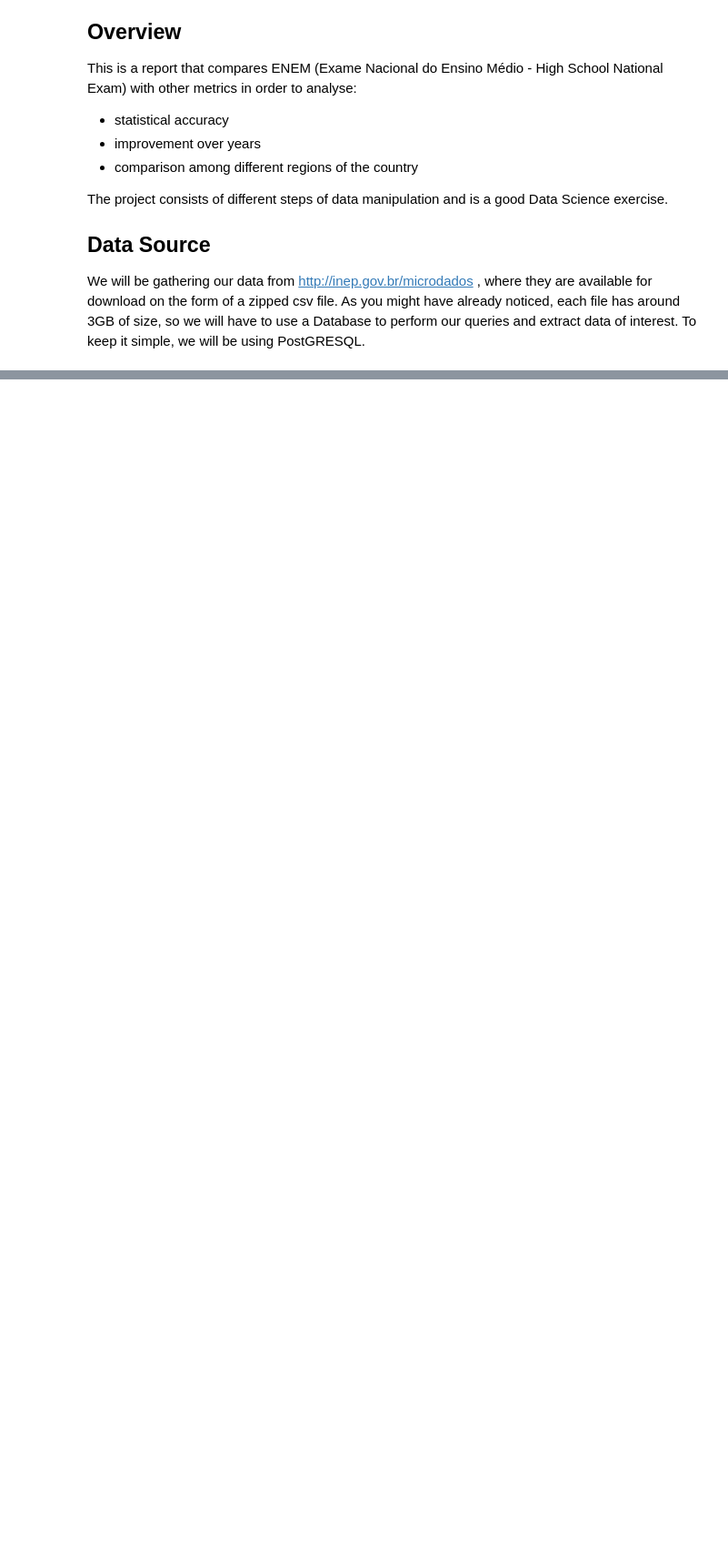
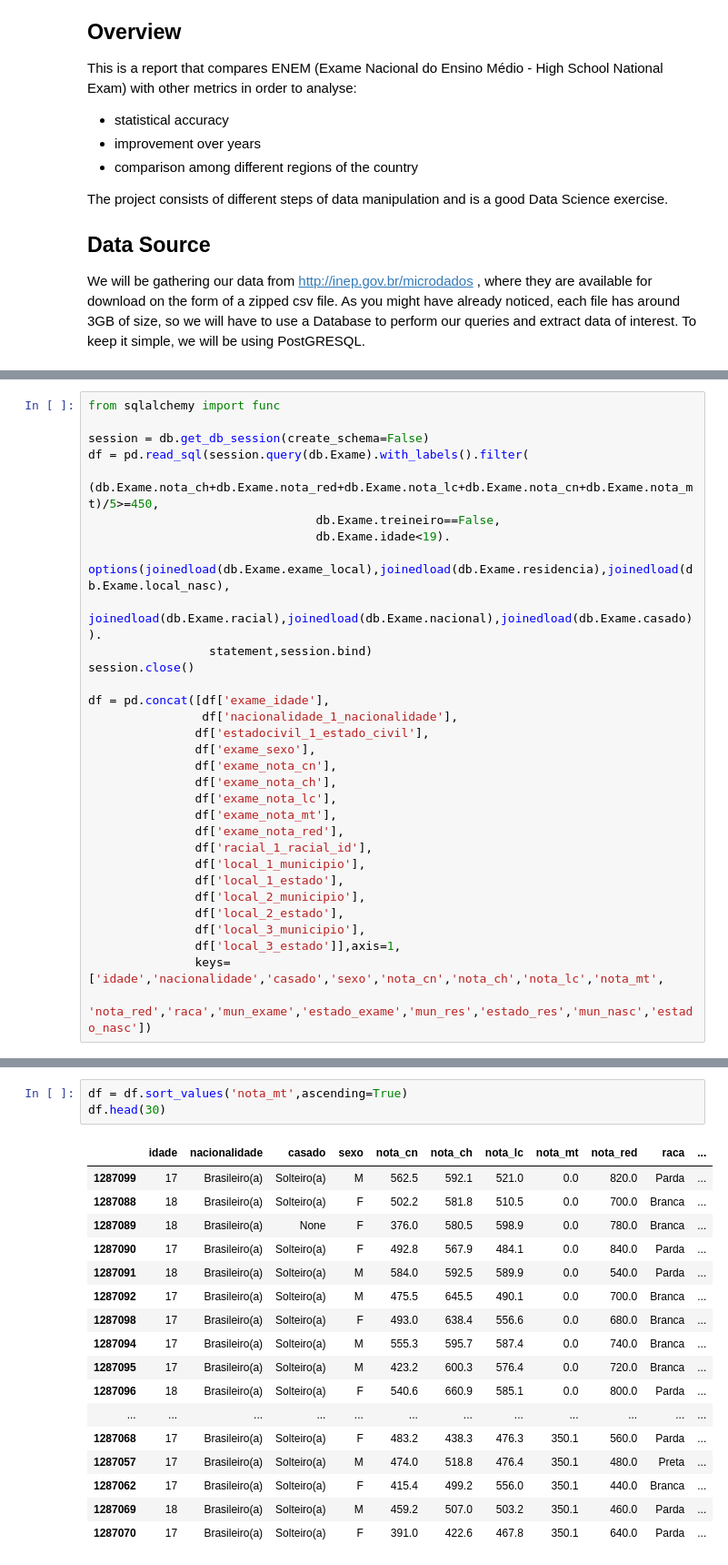
Before and after one commit to afshimono/data_analysis, a Jupyter notebook: Python/ENEM Analysis/ENEM - Brazil.ipynb, the cells around one changed output, grey strips where cells are left out. Shown at 91% size. Drawn from its saved outputs; the diff is of its cells as text; blank space fills up the shorter version.

```diff
--- a/Python/ENEM Analysis/ENEM - Brazil.ipynb
+++ b/Python/ENEM Analysis/ENEM - Brazil.ipynb
@@ -116,0 +251,31 @@ Inserted: 4420000
+# %%
+from sqlalchemy import func
+
+session = db.get_db_session(create_schema=False)
+df = pd.read_sql(session.query(db.Exame).with_labels().filter(
+                                (db.Exame.nota_ch+db.Exame.nota_red+db.Exame.nota_lc+db.Exame.nota_cn+db.Exame.nota_mt)/5>=450,
+                                db.Exame.treineiro==False,
+                                db.Exame.idade<19).
+                 options(joinedload(db.Exame.exame_local),joinedload(db.Exame.residencia),joinedload(db.Exame.local_nasc),
+                        joinedload(db.Exame.racial),joinedload(db.Exame.nacional),joinedload(db.Exame.casado)).
+                 statement,session.bind)
+session.close()
+
+df = pd.concat([df['exame_idade'],
+                df['nacionalidade_1_nacionalidade'],
+               df['estadocivil_1_estado_civil'],
+               df['exame_sexo'],
+               df['exame_nota_cn'],
+               df['exame_nota_ch'],
+               df['exame_nota_lc'],
+               df['exame_nota_mt'],
+               df['exame_nota_red'],
+               df['racial_1_racial_id'],
+               df['local_1_municipio'],
+               df['local_1_estado'],
+               df['local_2_municipio'],
+               df['local_2_estado'],
+               df['local_3_municipio'],
+               df['local_3_estado']],axis=1,
+               keys=['idade','nacionalidade','casado','sexo','nota_cn','nota_ch','nota_lc','nota_mt',
+                                  'nota_red','raca','mun_exame','estado_exame','mun_res','estado_res','mun_nasc','estado_nasc'])
@@ -116,0 +291,21 @@ Inserted: 4420000
+# %%
+df = df.sort_values('nota_mt',ascending=True)
+df.head(30)
+# %% [output]
+|  | idade | nacionalidade | casado | sexo | nota_cn | nota_ch | nota_lc | nota_mt | nota_red | raca | ... |
+| 1287099 | 17 | Brasileiro(a) | Solteiro(a) | M | 562.5 | 592.1 | 521.0 | 0.0 | 820.0 | Parda | ... |
+| 1287088 | 18 | Brasileiro(a) | Solteiro(a) | F | 502.2 | 581.8 | 510.5 | 0.0 | 700.0 | Branca | ... |
+| 1287089 | 18 | Brasileiro(a) | None | F | 376.0 | 580.5 | 598.9 | 0.0 | 780.0 | Branca | ... |
+| 1287090 | 17 | Brasileiro(a) | Solteiro(a) | F | 492.8 | 567.9 | 484.1 | 0.0 | 840.0 | Parda | ... |
+| 1287091 | 18 | Brasileiro(a) | Solteiro(a) | M | 584.0 | 592.5 | 589.9 | 0.0 | 540.0 | Parda | ... |
+| 1287092 | 17 | Brasileiro(a) | Solteiro(a) | M | 475.5 | 645.5 | 490.1 | 0.0 | 700.0 | Branca | ... |
+| 1287098 | 17 | Brasileiro(a) | Solteiro(a) | F | 493.0 | 638.4 | 556.6 | 0.0 | 680.0 | Branca | ... |
+| 1287094 | 17 | Brasileiro(a) | Solteiro(a) | M | 555.3 | 595.7 | 587.4 | 0.0 | 740.0 | Branca | ... |
+| 1287095 | 17 | Brasileiro(a) | Solteiro(a) | M | 423.2 | 600.3 | 576.4 | 0.0 | 720.0 | Branca | ... |
+| 1287096 | 18 | Brasileiro(a) | Solteiro(a) | F | 540.6 | 660.9 | 585.1 | 0.0 | 800.0 | Parda | ... |
+| ... | ... | ... | ... | ... | ... | ... | ... | ... | ... | ... | ... |
+| 1287068 | 17 | Brasileiro(a) | Solteiro(a) | F | 483.2 | 438.3 | 476.3 | 350.1 | 560.0 | Parda | ... |
+| 1287057 | 17 | Brasileiro(a) | Solteiro(a) | M | 474.0 | 518.8 | 476.4 | 350.1 | 480.0 | Preta | ... |
+| 1287062 | 17 | Brasileiro(a) | Solteiro(a) | F | 415.4 | 499.2 | 556.0 | 350.1 | 440.0 | Branca | ... |
+| 1287069 | 18 | Brasileiro(a) | Solteiro(a) | M | 459.2 | 507.0 | 503.2 | 350.1 | 460.0 | Parda | ... |
+| 1287070 | 17 | Brasileiro(a) | Solteiro(a) | F | 391.0 | 422.6 | 467.8 | 350.1 | 640.0 | Parda | ... |
```
Also changed, not shown: parts of 13 cells of this notebook, 7 other files.
